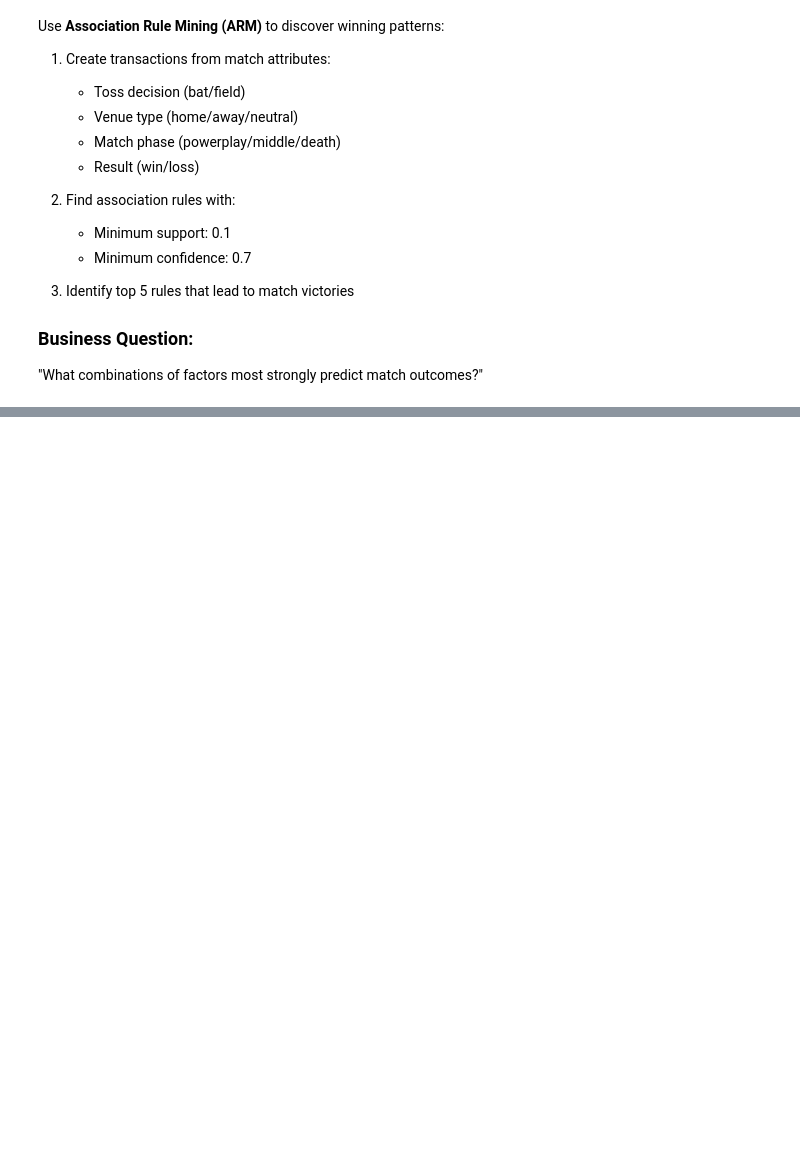
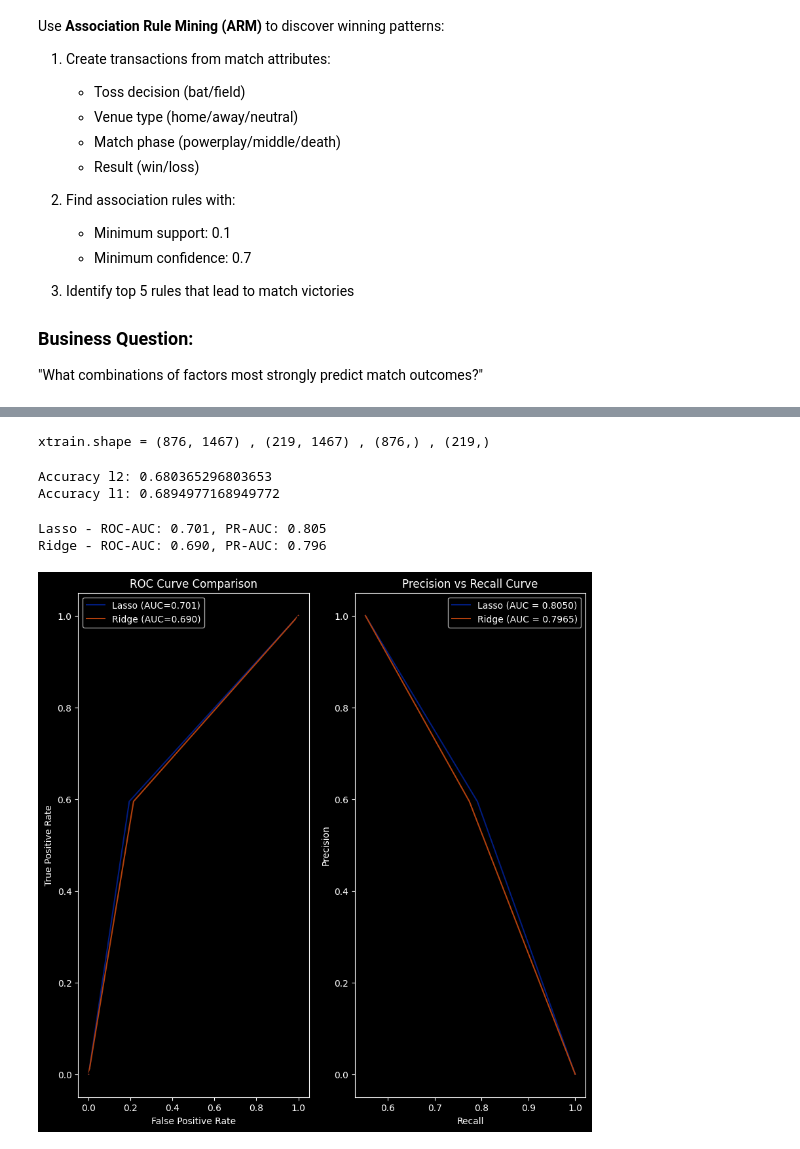
Before and after one commit to sanketmishra009/aiml, a Jupyter notebook: projects/iplAnalysis/analysis.ipynb, the cells around one changed output, grey strips where cells are left out. Saved outputs shown, nothing was run; the diff lists cells and outputs as text; code cells hidden in the pictures; blank space fills up the shorter version.

```diff
--- a/projects/iplAnalysis/analysis.ipynb
+++ b/projects/iplAnalysis/analysis.ipynb
@@ -814,0 +982,67 @@ Use **Association Rule Mining (ARM)** to discover winning patterns:
+# %%
+from sklearn.model_selection import train_test_split
+y = df['win']
+xtrain , xtest , ytrain , ytest = train_test_split(xdf , y , test_size = 0.2 , random_state = 42)
+print(f"{xtrain.shape = } , {xtest.shape} , {ytrain.shape} , {ytest.shape}")
+# %% [output]
+xtrain.shape = (876, 1467) , (219, 1467) , (876,) , (219,)
+# %%
+#apply logistic regression:
+from sklearn.linear_model import LogisticRegression
+from sklearn.metrics import accuracy_score , roc_curve , classification_report
+
+model1 = LogisticRegression(penalty= 'l1' , solver = 'liblinear' , C = 0.1 , random_state= 42)
+model2 = LogisticRegression(penalty= 'l2' , solver = 'lbfgs' , C = 1.0 , random_state= 42)
+
+# ridge regression
+model = model2
+model.fit(xtrain , ytrain)
+ypred = model.predict(xtest)
+print(f"Accuracy l2: {accuracy_score(ytest , ypred)}")
+
+# lasso regression
+model = model1
+model.fit(xtrain , ytrain)
+ypred = model.predict(xtest)
+print(f"Accuracy l1: {accuracy_score(ytest , ypred)}")
+# %% [output]
+Accuracy l2: 0.680365296803653
+Accuracy l1: 0.6894977168949772
+# %%
+from sklearn.metrics import roc_curve , auc , precision_recall_curve
+def evaluateModel(model , xtest , ytest , name):
+    ypred = model.predict(xtest)
+
+    #roc
+    fpr , tpr , _ = roc_curve(ytest , ypred)
+    roc_auc = auc(fpr , tpr)
+
+    #precision-recall:
+    precision , recall  , _ = precision_recall_curve(ytest , ypred)
+    pr_auc = auc(recall , precision)
+    print(f"{name} - ROC-AUC: {roc_auc:.3f}, PR-AUC: {pr_auc:.3f}")
+
+    # ROC Curve
+    plt.subplot(1 , 2, 1)
+    plt.plot(fpr, tpr, label=f'{name} (AUC={roc_auc:.3f})')
+    plt.plot([0,1],[0,1],'k--')
+    plt.xlabel('False Positive Rate')
+    plt.ylabel('True Positive Rate')
+    plt.title('ROC Curve Comparison')
+    plt.legend()
+
+    plt.subplot(1 , 2, 2)
+    plt.plot(precision , recall , label = f'{name} (AUC = {pr_auc:.4f})')
+    plt.xlabel('Recall')
+    plt.ylabel('Precision')
+    plt.title('Precision vs Recall Curve')
+    plt.legend()
+
+plt.figure(figsize = (10 , 10))
+evaluateModel(model1 , xtest , ytest , 'Lasso')
+evaluateModel(model2 , xtest , ytest , 'Ridge')
+plt.show()
+# %% [output]
+Lasso - ROC-AUC: 0.701, PR-AUC: 0.805
+Ridge - ROC-AUC: 0.690, PR-AUC: 0.796
+[figure, added]
```
Also changed, not shown: parts of 20 cells of this notebook, 6 other files.
